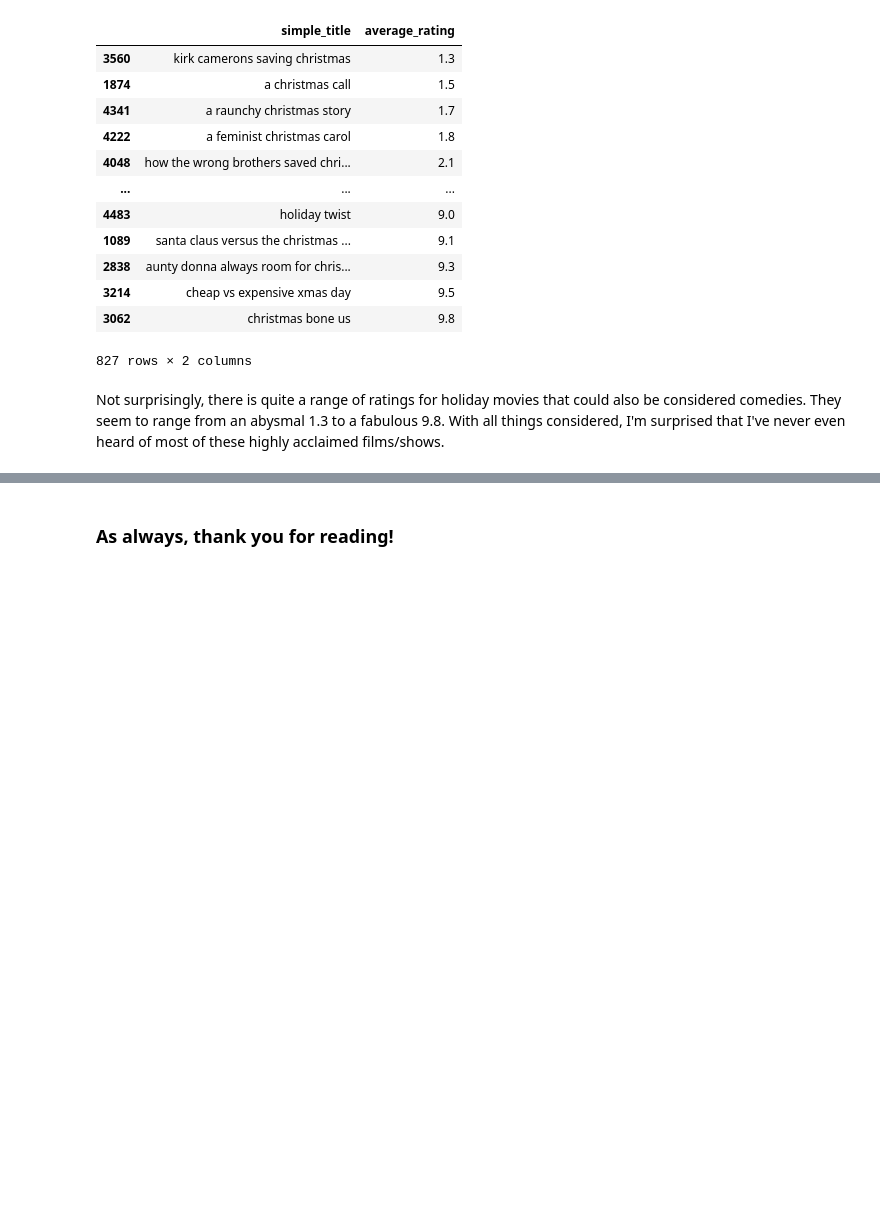
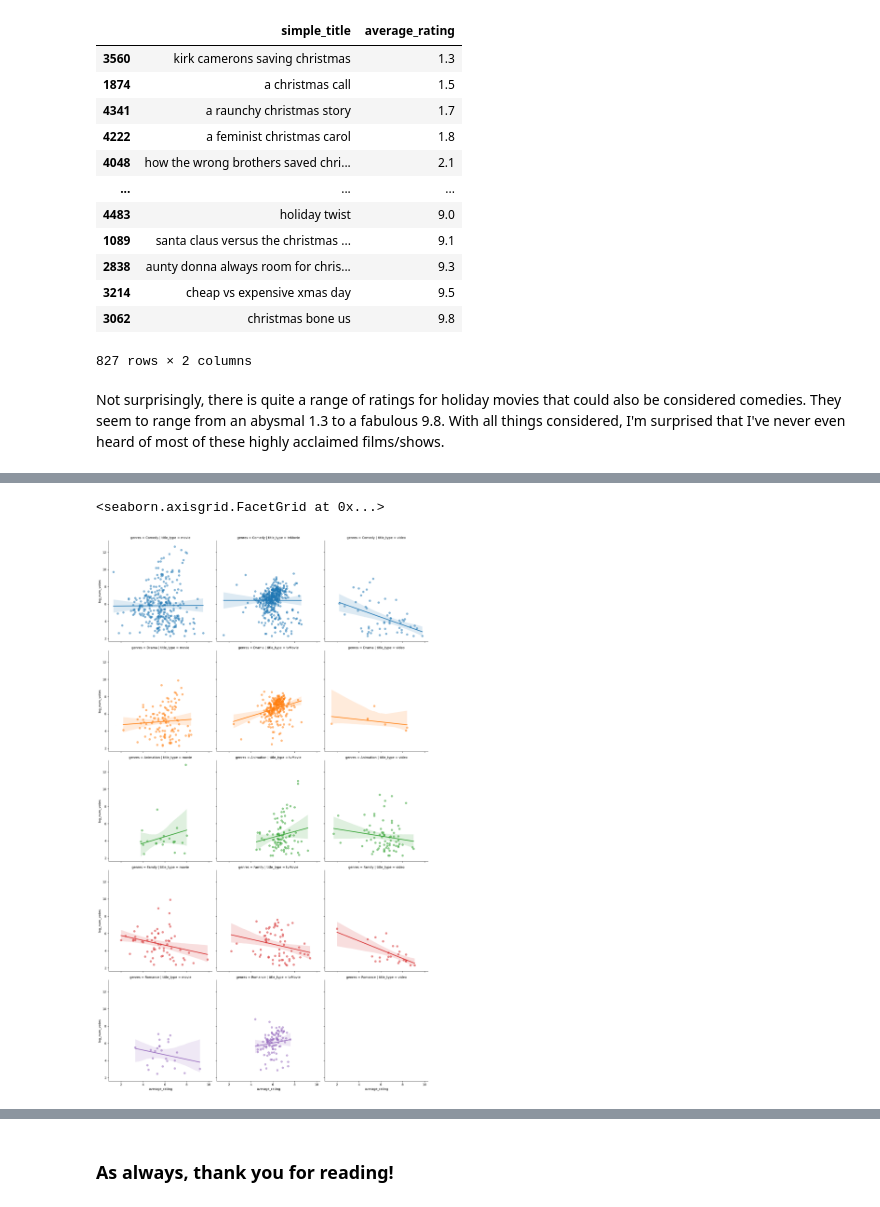
Before and after one commit to bca55/bca55.github.io, a Jupyter notebook: posts/holiday_movies/Pandas_Basics_Blog.ipynb, the cells around one changed output, grey strips where cells are left out. Drawn from its saved outputs; the diff is of its cells as text; code cells hidden in the pictures; blank space fills up the shorter version.

Commit message:
added spotify and holiday movies seaborn extras to the website

```diff
--- a/posts/holiday_movies/Pandas_Basics_Blog.ipynb
+++ b/posts/holiday_movies/Pandas_Basics_Blog.ipynb
@@ -184,0 +196,8 @@ Not surprisingly, there is quite a range of ratings for holiday movies that coul
+# %%
+genre_count = hm_merged.groupby('genres').agg(film_count = ('primary_title', 'count')).reset_index()
+top_5 = genre_count.nlargest(5, 'film_count', keep = 'all')
+top_5_genre = top_5['genres'].to_list()
+top_5_genre #Comedy, Drama, Animation, Family, Romance
+
+movies_top_5_genre = hm_merged[hm_merged['genres'].isin(top_5_genre)]
+movies_top_5_genre #Here is the selected dataframe with the highest film counts!
@@ -184,0 +218,4 @@ Not surprisingly, there is quite a range of ratings for holiday movies that coul
+# %%
+#Addition of log(num_votes) variable
+movies_top_5_genre['log_num_votes'] = np.log(movies_top_5_genre['num_votes'])
+movies_top_5_genre
@@ -184,0 +241,11 @@ Not surprisingly, there is quite a range of ratings for holiday movies that coul
+# %%
+#Use of seaborn to plot the relationship between log_num_votes and average rating
+sns.lmplot(data = movies_top_5_genre,
+           x = 'average_rating', y = 'log_num_votes',
+           hue = 'genres',
+           scatter_kws = {'alpha' : 0.5},
+           col = 'title_type',
+           row = 'genres')
+# %% [output]
+<seaborn.axisgrid.FacetGrid at 0x...>
+[figure, added]
```
Also changed, not shown: parts of 5 cells of this notebook, 5 other files.
